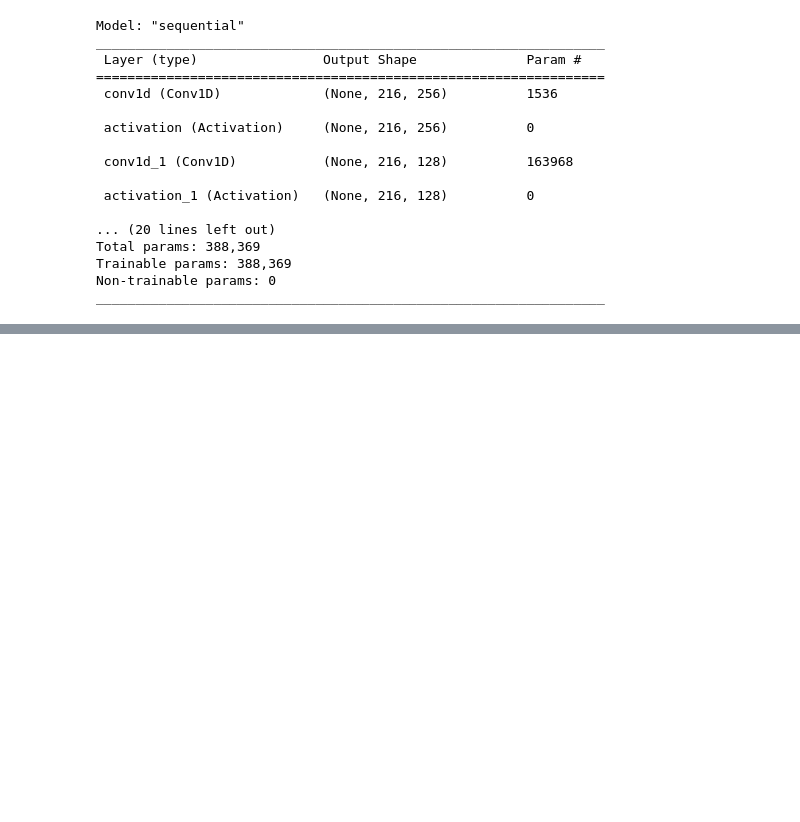
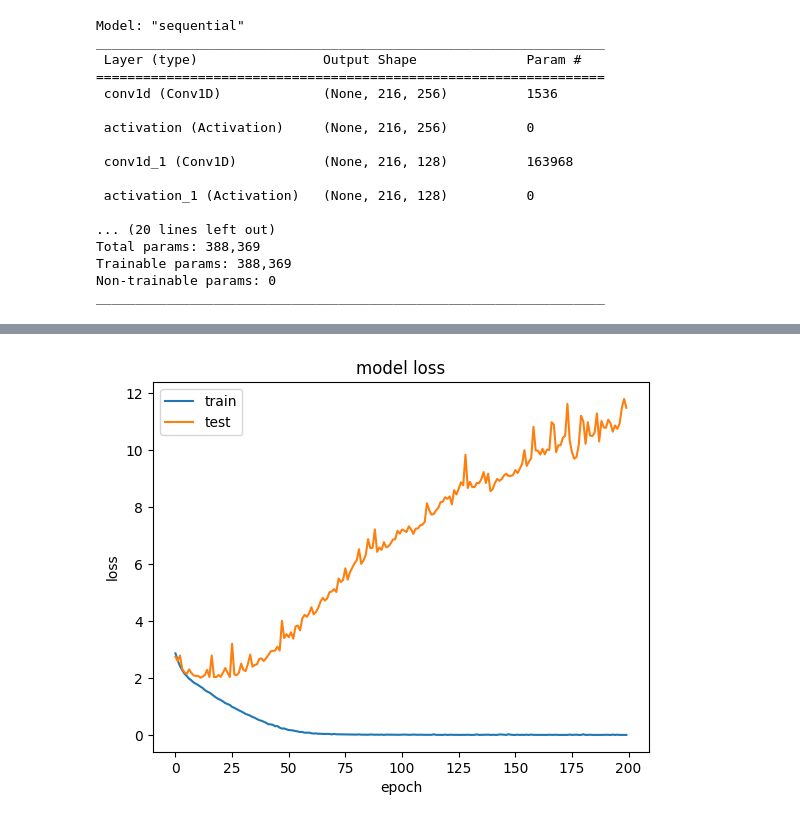
Before and after one commit to gautamgupta1322/Emotion-Detection-and-Analysis-through-Audio, a Jupyter notebook: draft_1.ipynb, the cells around one changed output, grey strips where cells are left out. Cells and saved outputs as stored; diff of their text form; code cells hidden in the pictures; blank space fills up the shorter version.

Commit message:
model training done. loss plotting

```diff
--- a/draft_1.ipynb
+++ b/draft_1.ipynb
@@ -461,3 +461,5 @@ Non-trainable params: 0
 _________________________________________________________________
 # %%
 model.compile(loss='categorical_crossentropy', optimizer=opt,metrics=['accuracy'])
+# %%
+cnnhistory=model.fit(x_traincnn, y_train, batch_size=16, epochs=200, validation_data=(x_testcnn, y_test))
@@ -463,0 +484,10 @@ model.compile(loss='categorical_crossentropy', optimizer=opt,metrics=['accuracy'
+# %%
+plt.plot(cnnhistory.history['loss'])
+plt.plot(cnnhistory.history['val_loss'])
+plt.title('model loss')
+plt.ylabel('loss')
+plt.xlabel('epoch')
+plt.legend(['train', 'test'], loc='upper left')
+plt.show()
+# %% [output]
+[figure, added]
```
Also changed, not shown: parts of 1 cell of this notebook.
